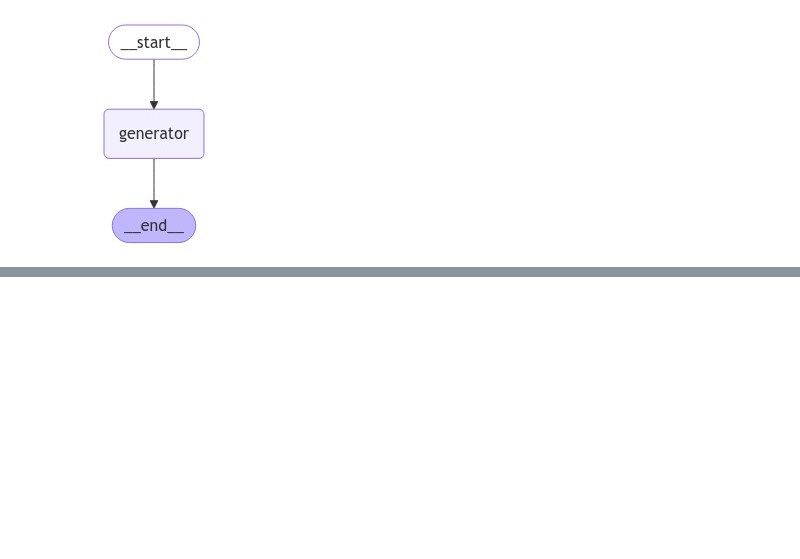
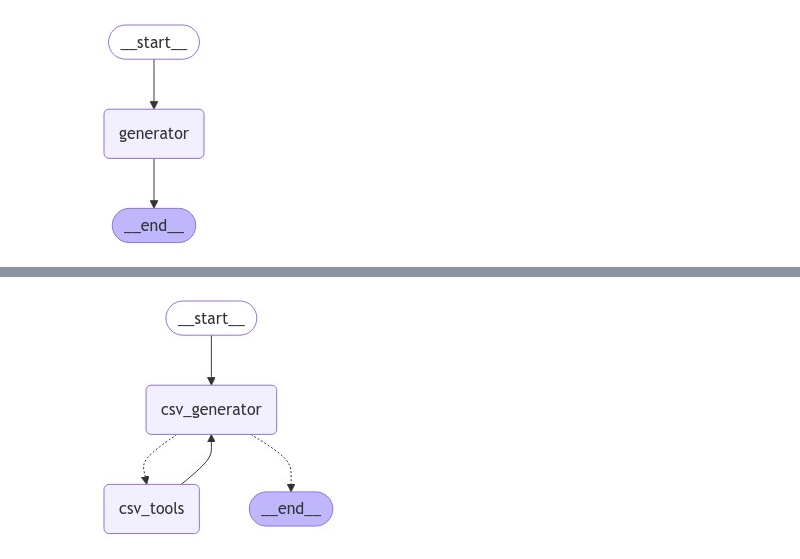
Before and after one commit to Kent-twl/BT4103-Capstone, a Jupyter notebook: src/llm-report-generator/experiments/graph.ipynb, the cells around one changed output, grey strips where cells are left out. Cells and saved outputs as stored; diff of their text form; code cells hidden in the pictures; blank space fills up the shorter version.

```diff
--- a/src/llm-report-generator/experiments/graph.ipynb
+++ b/src/llm-report-generator/experiments/graph.ipynb
@@ -162,0 +297,37 @@ Applying to report generation task
+# %%
+## Create a tool using the analysis function
+@tool
+def analyze_csv_tool(col1: str, col2: str) -> dict:
+    """Analyze two columns of a csv file. Returns a dict."""
+    return str(analyze_csv(DATA_DIR+"/data.csv", col1, col2))
+
+csv_tools = [analyze_csv_tool]
+csv_tool_node = ToolNode(tools=csv_tools)
+# %%
+## Build graph
+graph_builder = StateGraph(State)
+
+## Initialize LLM with SQL tools
+openai_llm = ChatOpenAI(model="gpt-4o-mini", api_key=os.environ["OPENAI_API_KEY"])
+llm_with_csv_tools = openai_llm.bind_tools(csv_tools)
+
+## Node for CSV tools
+def csv_generator(state: State):
+    return {"messages": [llm_with_csv_tools.invoke(state["messages"])]}
+
+graph_builder.add_node("csv_generator", csv_generator)
+
+csv_tool_node = ToolNode(tools=csv_tools)
+graph_builder.add_node("csv_tools", csv_tool_node)
+
+## If the message in csv_generator has tool calls, this edge routes it to the tools
+csv_tools_condition = create_tools_condition("csv_tools")
+graph_builder.add_conditional_edges("csv_generator", csv_tools_condition)
+
+## Every time tool is called, return to generator to determine next step
+graph_builder.add_edge("csv_tools", "csv_generator")
+graph_builder.set_entry_point("csv_generator")
+csv_graph = graph_builder.compile()
+draw_graph(csv_graph)
+# %% [output]
+[figure, added]
```
Also changed, not shown: parts of 17 cells of this notebook.
